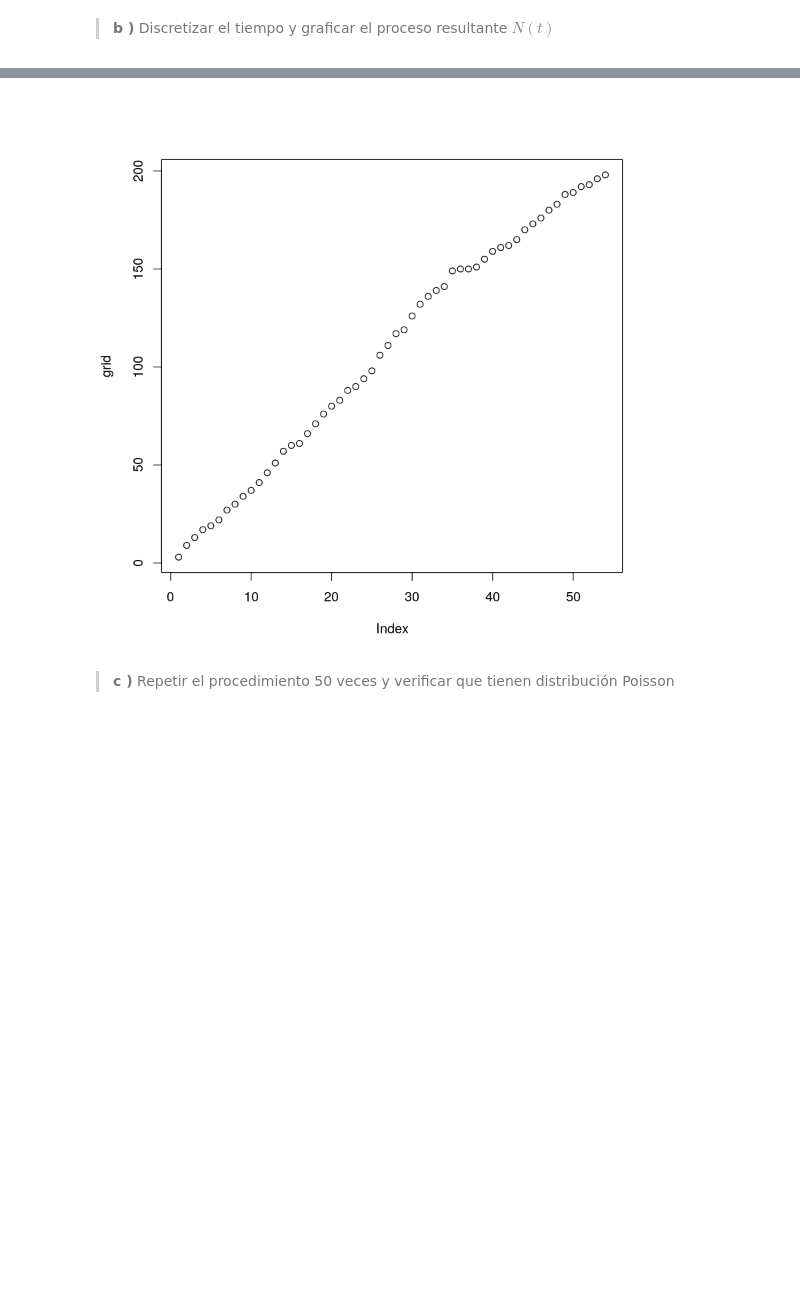
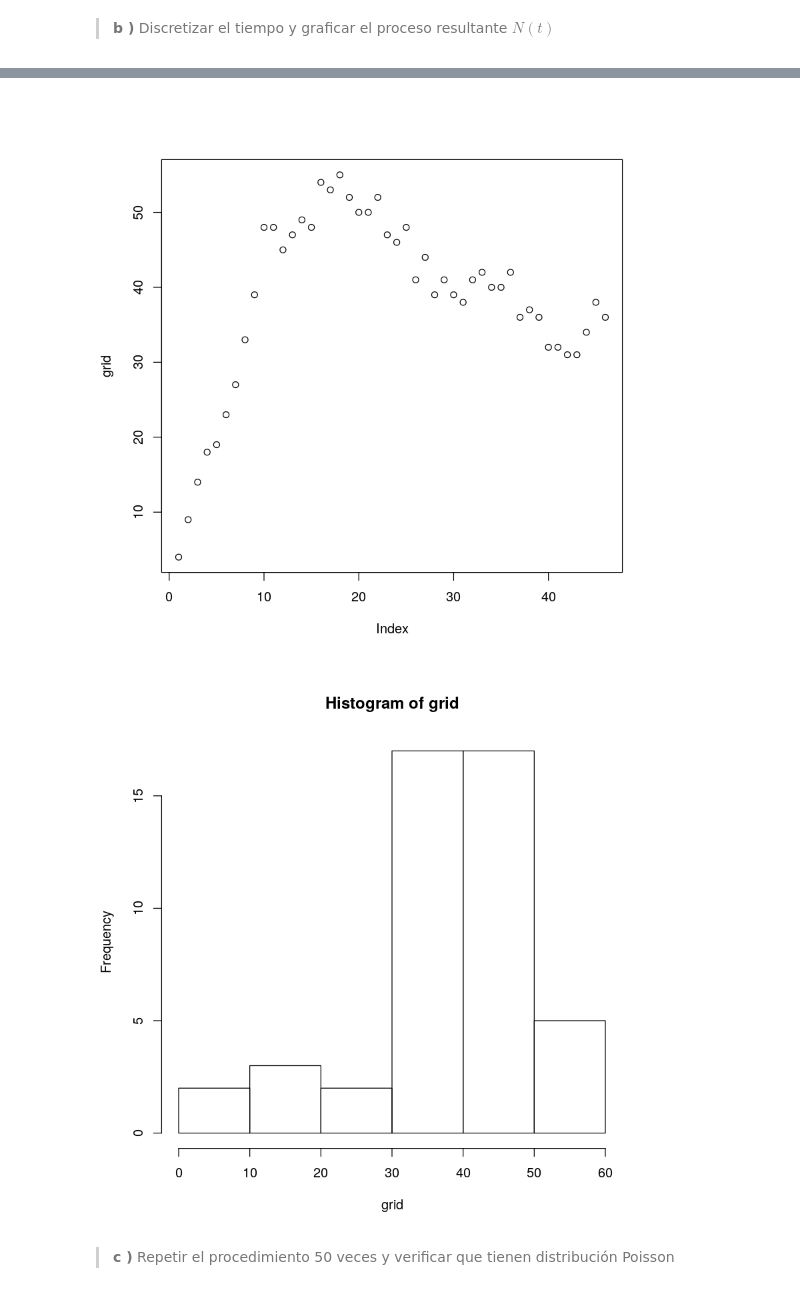
Before and after one commit to LecJackS/Probabilidades-y-Estadistica-2019-2doC, a Jupyter notebook: TP 2.ipynb, the cells around one changed output, grey strips where cells are left out. Saved outputs shown, nothing was run; the diff lists cells and outputs as text; code cells hidden in the pictures; blank space fills up the shorter version.

Commit message:
habiendo hecho el de la practica, salio mejor el proc.poisson del tp2

```diff
--- a/TP 2.ipynb
+++ b/TP 2.ipynb
@@ -292,23 +294,29 @@ par(mfrow=c(2,2))
 # 1. Discretizar el intervalo de tiempo muy finamente, y 'tirar una moneda' en cada uno.
 # 2. Contar eventos de cada proceso (tiempo fijo Tao) contra el total
 
-procesoPoissonEnT <- function(tao){
-  # Cuento eventos hasta tiempo dado
-  j <- 1
-  while(tiempos_de_parada$tiempo[j] < tao){
-    j <- j+1
-  }
-  respuesta_para_un_t_fijo <- j-1
-  return(respuesta_para_un_t_fijo)
+procesoPoissonEnT <- function(tao, interval=1){
+    # Cuento eventos hasta tiempo dado
+    count_t <- 1
+    count_int <- 1
+    while(tiempos_de_parada$tiempo[count_t] < tao){
+        if (tiempos_de_parada$tiempo[count_t] >= tao-interval){
+            count_int <- count_int + 1
+        }
+        count_t <- count_t+1
+    }
+    respuesta_para_un_t_fijo <- count_int-1
+    return(respuesta_para_un_t_fijo)
 }
 # %%
 grid <- numeric(length(tiempos_de_parada))
 for (t in seq(1, tail(tiempos_de_parada$tiempo, n=1), 1)){
-    grid[t] <- procesoPoissonEnT(t)
+    grid[t] <- procesoPoissonEnT(t, 10)
 }
 plot(grid)
+hist(grid)
 # %% [output]
-[figure, old version]
+[figure, new version]
+[figure, added]
 # %% [markdown]
 > **c )** Repetir el procedimiento 50 veces y verificar que tienen distribución Poisson
 # %%
```
Also changed, not shown: parts of 8 cells of this notebook.
